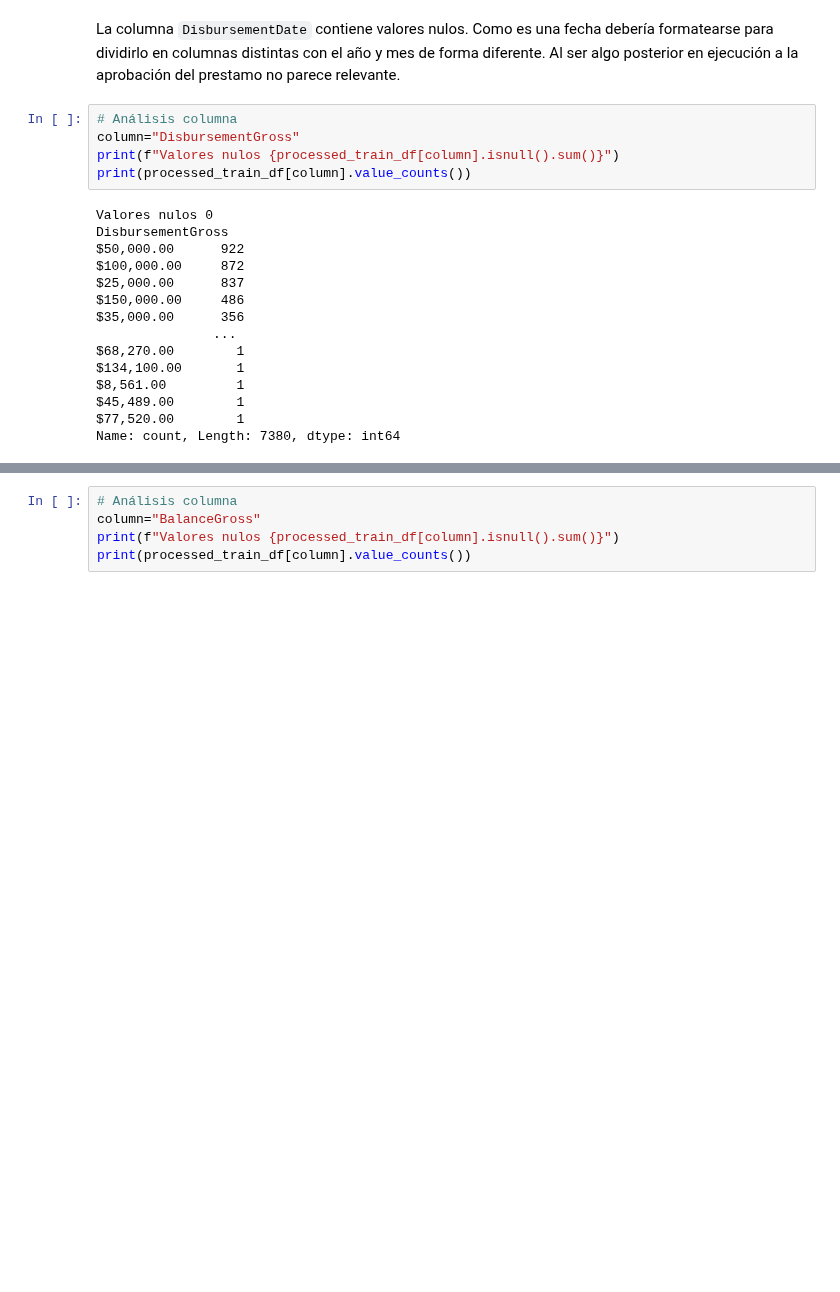
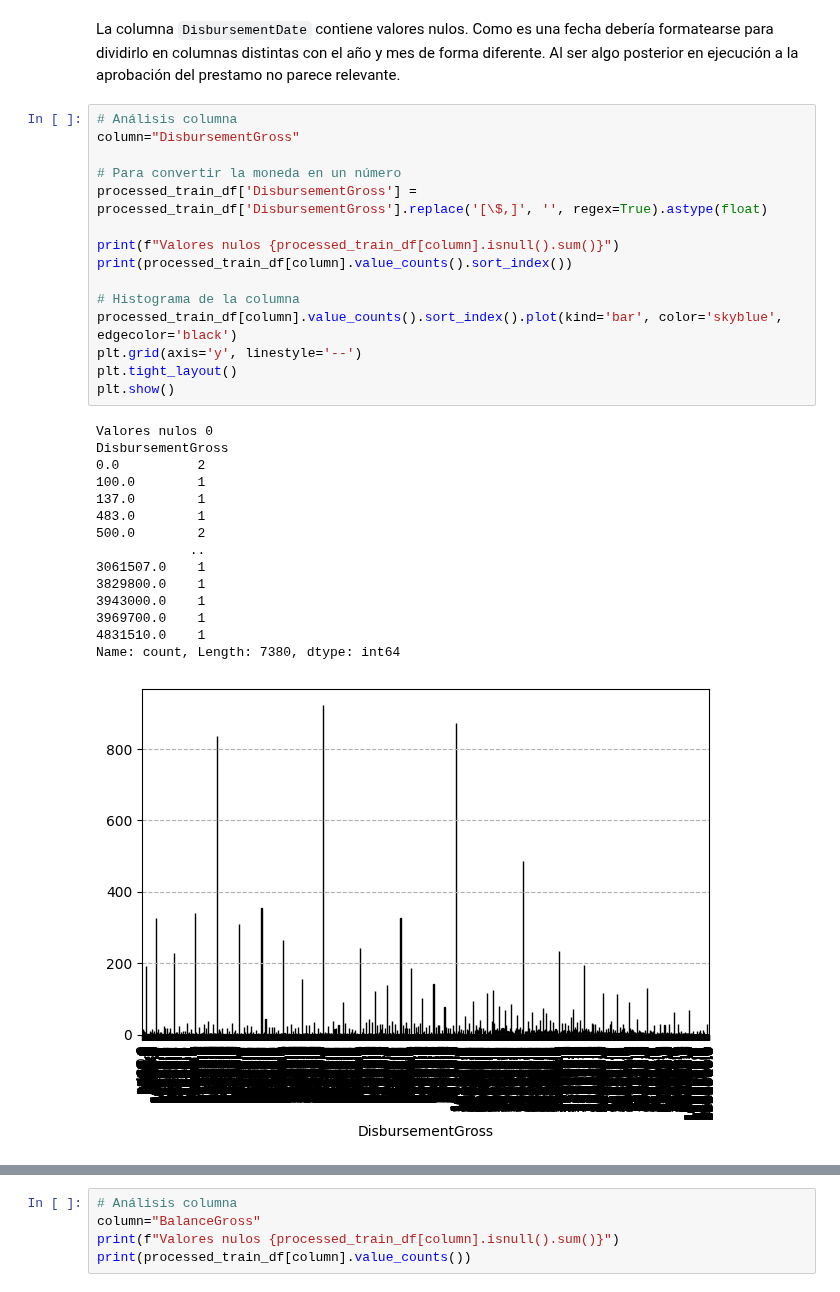
Before and after one commit to ananags/LBBYs, a Jupyter notebook: notebooks/1_analisis/1_analisis.ipynb, the cells around one changed output, grey strips where cells are left out. Saved outputs shown, nothing was run; the diff lists cells and outputs as text; blank space fills up the shorter version.

```diff
--- a/notebooks/1_analisis/1_analisis.ipynb
+++ b/notebooks/1_analisis/1_analisis.ipynb
@@ -450,22 +456,33 @@ La columna `DisbursementDate` contiene valores nulos. Como es una fecha debería
 # %%
 # Análisis columna
 column="DisbursementGross"
+
+# Para convertir la moneda en un número
+processed_train_df['DisbursementGross'] = processed_train_df['DisbursementGross'].replace('[\$,]', '', regex=True).astype(float)
+
 print(f"Valores nulos {processed_train_df[column].isnull().sum()}")
-print(processed_train_df[column].value_counts())
+print(processed_train_df[column].value_counts().sort_index())
+
+# Histograma de la columna
+processed_train_df[column].value_counts().sort_index().plot(kind='bar', color='skyblue', edgecolor='black')
+plt.grid(axis='y', linestyle='--')
+plt.tight_layout()
+plt.show()
 # %% [output]
 Valores nulos 0
 DisbursementGross
-$50,000.00      922
-$100,000.00     872
-$25,000.00      837
-$150,000.00     486
-$35,000.00      356
-               ...
-$68,270.00        1
-$134,100.00       1
-$8,561.00         1
-$45,489.00        1
-$77,520.00        1
+0.0          2
+100.0        1
+137.0        1
+483.0        1
+500.0        2
+            ..
+3061507.0    1
+3829800.0    1
+3943000.0    1
+3969700.0    1
+4831510.0    1
 Name: count, Length: 7380, dtype: int64
+[figure, added]
 # %% [markdown]
 La columna `DisbursementGross` no contiene valores nulos aunque al ser una moneda se debería eliminar los simbolos extraños de forma que solo queden los números enteros. Además para favorer la clasificación se pueden asignar tramos en vez de los valores reales para evitar valores atípicos.
```
Also changed, not shown: parts of 14 cells of this notebook, 2 other files.
